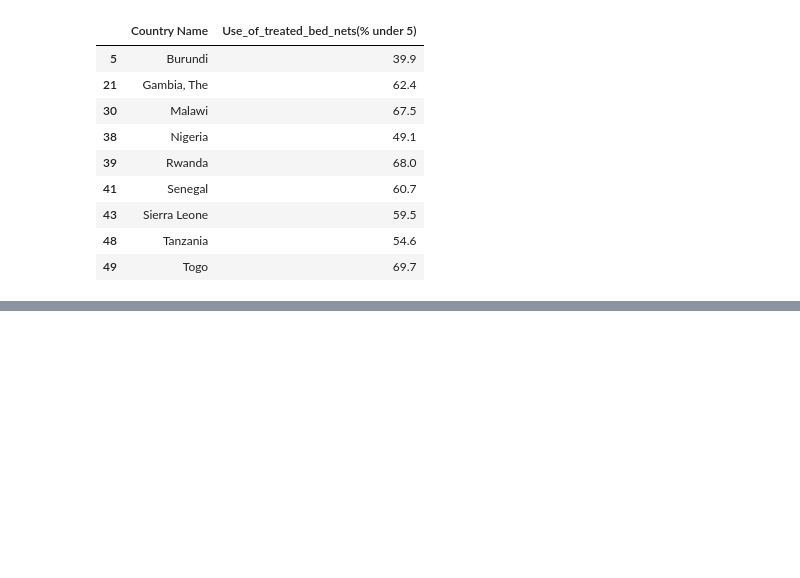
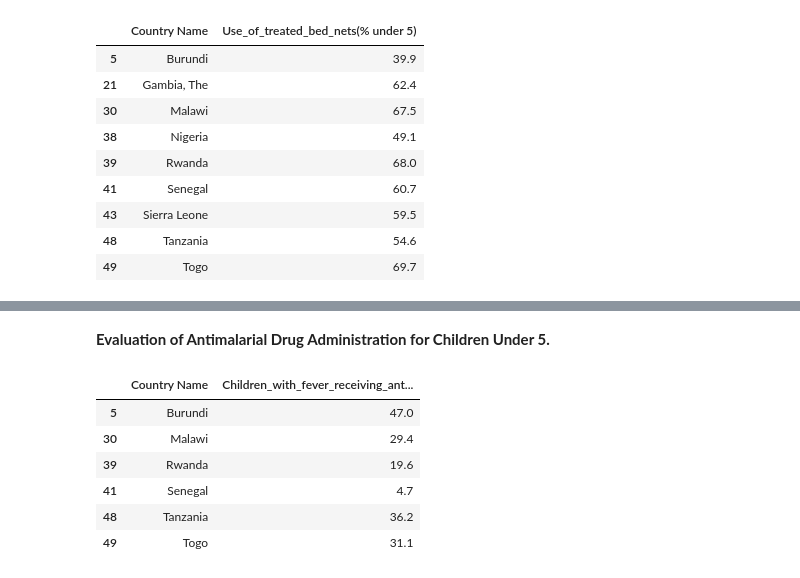
Before and after one commit to swalusimbi/Malaria_In_Africa, a Jupyter notebook: Malaria_in_Africa_GroupB/src/grp_work/project.ipynb, the cells around one changed output, grey strips where cells are left out. Cells and saved outputs as stored; diff of their text form; code cells hidden in the pictures; blank space fills up the shorter version.

```diff
--- a/Malaria_in_Africa_GroupB/src/grp_work/project.ipynb
+++ b/Malaria_in_Africa_GroupB/src/grp_work/project.ipynb
@@ -932,0 +933,14 @@ plt.show()
+# %% [markdown]
+**Evaluation of Antimalarial Drug Administration for Children Under 5.**
+# %%
+# Filter out % of children under-5 with fever receiving anti-malarial drugs per country in 2017.
+drugs = year2017[year2017['Children_with_fever_receiving_antimalarial_drugs(% under 5)'] != 0][['Country Name', 'Children_with_fever_receiving_antimalarial_drugs(% under 5)']]
+drugs
+# %% [output]
+|  | Country Name | Children_with_fever_receiving_ant... |
+| 5 | Burundi | 47.0 |
+| 30 | Malawi | 29.4 |
+| 39 | Rwanda | 19.6 |
+| 41 | Senegal | 4.7 |
+| 48 | Tanzania | 36.2 |
+| 49 | Togo | 31.1 |
```
Also changed, not shown: parts of 2 cells of this notebook.
